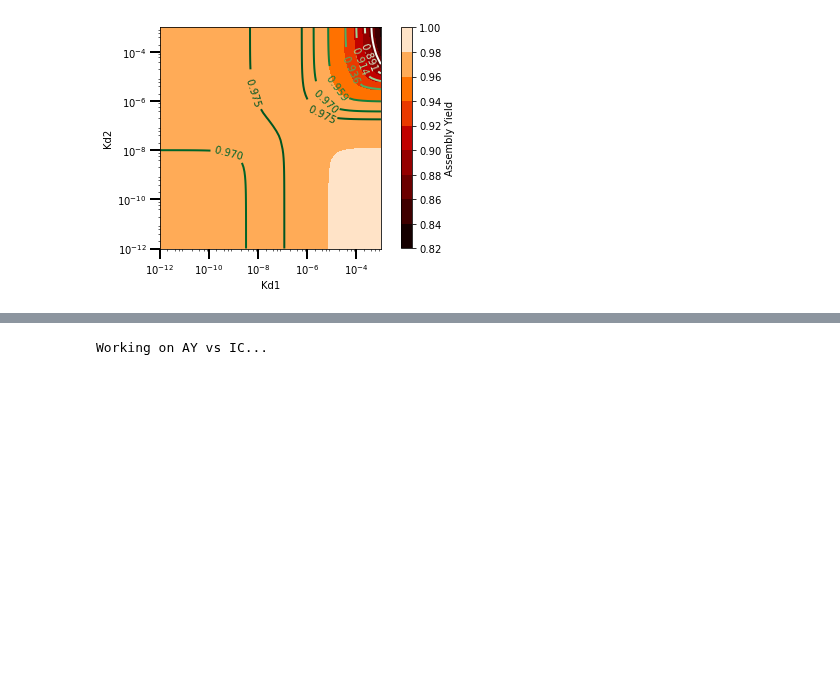
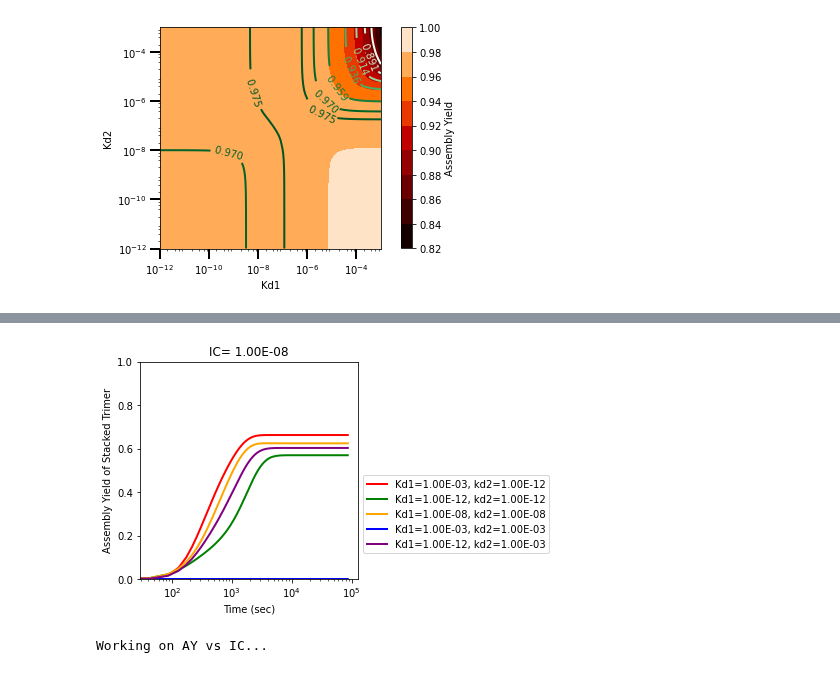
Before and after one commit to llagunes-324B21/Persephone_SR, a Jupyter notebook: May_2022/LL_SR_05_2022.ipynb, the cells around one changed output, grey strips where cells are left out. Cells and saved outputs as stored; diff of their text form; code cells hidden in the pictures; blank space fills up the shorter version.

```diff
--- a/May_2022/LL_SR_05_2022.ipynb
+++ b/May_2022/LL_SR_05_2022.ipynb
@@ -1325,0 +1309,95 @@ plt.semilogx(tVec,solution_1,'-',linewidth=2)
+# %%
+# ---------------------------------------------------
+# --- Assembly Yield time courses w synth/deg---
+# ---------------------------------------------------
+
+# --- PARAMETERS ---
+# List of fixed parameters
+kOn = 10**6
+IC_1 = 1*10**-8;
+#IC_1 = 4*10**-6;
+
+δ = 2.8*10**-4 # degradation parameter term
+Q = IC_1*δ;
+
+# tols for solver
+rtolVal = 1e-12; atolVal = rtolVal
+
+states_0 = [IC_1,0.0, 0.0,0.0, 0.0,0.0, 0.0,0.0, 0.0,0.0, 0.0,0.0]
+
+# To integrate ODEs, we need a vector for time
+tEnd = 86400 # 24hrs
+#tEnd = 10**8 # 24hrs
+t = np.linspace(0,tEnd,2000)
+# Now, integrate the ODEs and put the results in \"solution\"
+# --- red ---
+# --- kd1 = 10^-3, kd2 = 10^-12 ---
+kd1 = 10**-3 # binding affinity WITHIN rings (intra)
+kd2 = 10**-12 # binding affinity BETWEEN rings (inter)
+kd1_1 = kd1; kd2_1= kd2;
+solution_1 = odeint(stackedTrimer,states_0,t,rtol = rtolVal, atol = atolVal)
+# --- green ---
+# --- kd1 = 10^-9 & kd2 = 10^-7 ---
+kd1 = 10**-12 # binding affinity WITHIN rings (intra)
+kd2 = 10**-12 # binding affinity BETWEEN rings (inter)
+kd1_2 = kd1; kd2_2= kd2;
+solution_2 = odeint(stackedTrimer,states_0,t,rtol = rtolVal, atol = atolVal)
+# --- orange ---
+# --- kd1 = 10^-8 & kd2 = 10^-8 ---
+kd1 = 10**-8 # binding affinity WITHIN rings (intra)
+kd2 = 10**-8 # binding affinity BETWEEN rings (inter)
+kd1_3 = kd1; kd2_3= kd2;
+solution_3 = odeint(stackedTrimer,states_0,t,rtol = rtolVal, atol = atolVal)
+# --- blue ---
+# --- kd1 = 10^-3 & kd2 = 10^-3 ---
+kd1 = 10**-3 # binding affinity WITHIN rings (intra)
+kd2 = 10**-3 # binding affinity BETWEEN rings (inter)
+kd1_4 = kd1; kd2_4= kd2;
+solution_4 = odeint(stackedTrimer,states_0,t,rtol = rtolVal, atol = atolVal)
+# --- purple ---
+# --- kd1 = 10^-12 & kd2 = 10^-3 ---
+kd1 = 10**-12 # binding affinity WITHIN rings (intra)
+kd2 = 10**-3 # binding affinity BETWEEN rings (inter)
+kd1_5 = kd1; kd2_5= kd2;
+solution_5 = odeint(stackedTrimer,states_0,t,rtol = rtolVal, atol = atolVal)
+
+# Calculate the assembly yield for each time course of the 12th species
+# since we have synth/deg, different function to call!!
+tVec = t;
+Yn_1 = calcAY_tc_synthDeg(tVec,solution_1)
+Yn_2 = calcAY_tc_synthDeg(tVec,solution_2)
+Yn_3 = calcAY_tc_synthDeg(tVec,solution_3)
+Yn_4 = calcAY_tc_synthDeg(tVec,solution_4)
+Yn_5 = calcAY_tc_synthDeg(tVec,solution_5)
+
+# --- plot AY values ---
+ICFormat = format(IC_1,'.2E');
+kd1_format_1 = format(kd1_1,'.2E');kd2_format_1 = format(kd2_1,'.2E')
+kd1_format_2 = format(kd1_2,'.2E');kd2_format_2 = format(kd2_2,'.2E')
+kd1_format_3 = format(kd1_3,'.2E');kd2_format_3 = format(kd2_3,'.2E')
+kd1_format_4 = format(kd1_4,'.2E');kd2_format_4 = format(kd2_4,'.2E')
+kd1_format_5 = format(kd1_5,'.2E');kd2_format_5 = format(kd2_5,'.2E')
+
+fig = plt.figure()
+ax = fig.add_subplot(111)
+
+plt.semilogx(tVec,Yn_1,'-', color = 'red',linewidth=2)
+plt.semilogx(tVec,Yn_2,'-', color = 'green',linewidth=2)
+plt.semilogx(tVec,Yn_3,'-', color = 'orange', linewidth=2)
+plt.semilogx(tVec,Yn_4,'-', color = 'blue', linewidth=2)
+plt.semilogx(tVec,Yn_5,'-', color = 'purple', linewidth=2)
+x1,x2,y1,y2 = plt.axis(); plt.axis((x1,x2,0,1))
+
+plt.title('IC= '+ ICFormat)
+plt.xlabel('Time (sec)')
+plt.ylabel('Assembly Yield of Stacked Trimer')
+plt.legend(["Kd1="+kd1_format_1+", kd2=" +kd2_format_1,
+            "Kd1="+kd1_format_2+", kd2=" +kd2_format_2,
+            "Kd1="+kd1_format_3+", kd2=" +kd2_format_3,
+            "Kd1="+kd1_format_4+", kd2=" +kd2_format_4,
+            "Kd1="+kd1_format_5+", kd2=" +kd2_format_5],bbox_to_anchor=(1, 0.5))
+#plt.show()
+#plt.tight_layout()
+ax.set_aspect(1./ax.get_data_ratio())
+plt.savefig('LL_SR_AY_tc_wSD_'+today+'.eps')
+# %% [output]
@@ -1326,3 +1406,4 @@ plt.semilogx(tVec,solution_1,'-',linewidth=2)
+[figure, added]
 # %%
 # ---------------------------------------------------
 # --- Plot AY vs IC no synth/deg---
```
Also changed, not shown: parts of 4 cells of this notebook.
